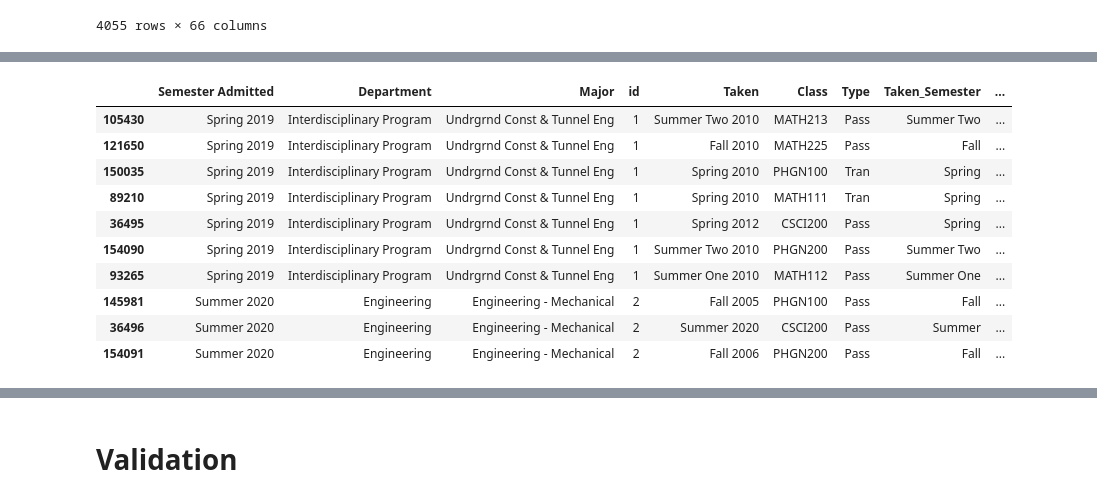
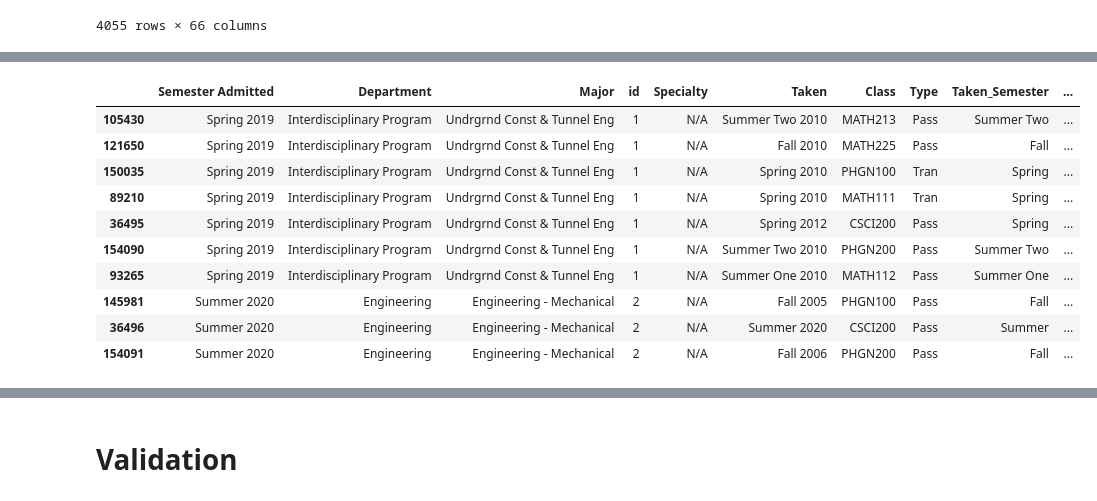
Before and after one commit to ifrycolorado/Enrollment_Project, a Jupyter notebook: src/pivot.ipynb, the cells around one changed output, grey strips where cells are left out. Drawn from its saved outputs; the diff is of its cells as text; code cells hidden in the pictures.

Commit message:
Updated DAGs and Major-Department counts

```diff
--- a/src/pivot.ipynb
+++ b/src/pivot.ipynb
@@ -28,0 +73,8 @@ df
+# %%
+df['Specialty'] = "N/A"
+df = df.apply(update_majors_and_specialties, axis=1)
+display(df)
+
+# output value counts of Major Specialty to a text file
+with open('../other/major_specialty_count_id.txt', 'w') as f:
+    f.write(df[['Major', 'Specialty', 'Department']].value_counts().to_string())
@@ -29,37 +95,33 @@ df
 # %%
 # pivot table from wide to long
-melted_df = pd.melt(df, id_vars=['Semester Admitted', 'Department', 'Major', 'id'], var_name='Class_Semester', value_name='Taken')
+melted_df = pd.melt(df, id_vars=['Semester Admitted', 'Department', 'Major', 'id', 'Specialty'], var_name='Class_Semester', value_name='Taken')
 
 # filter out NaN rows
 melted_df = melted_df.dropna(subset=['Taken', 'Department', 'Major'])
 
 # split 'Class_Semester' into 'Class' and 'Semester'
 melted_df[['Class', 'Semester_Type']] = melted_df['Class_Semester'].str.split('_', n=1, expand=True)
 melted_df = melted_df.drop(columns=['Class_Semester'])
 
 # split Semester_Type into Pass or Tran
 melted_df[['Type', 'Garbage']] = melted_df['Semester_Type'].str.split('_', n=1, expand=True)
 melted_df = melted_df.drop(columns=['Garbage', 'Semester_Type'])
 
 # split taken
 melted_df[['Taken_Semester', 'Taken_Year']] = melted_df['Taken'].str.rsplit(' ', n=1, expand=True)
 melted_df[['Admitted_Semester', 'Admitted_Year']] = melted_df['Semester Admitted'].str.rsplit(' ', n=1, expand=True)
 
-# replace 261 with 200, 262 with 220
-melted_df['Class'] = melted_df['Class'].replace('CSCI261', 'CSCI200')
-melted_df['Class'] = melted_df['Class'].replace('CSCI262', 'CSCI220')
-
 # Display the first few rows to verify
 melted_df.sort_values(by='id').head(10)
 # %% [output]
-|  | Semester Admitted | Department | Major | id | Taken | Class | Type | Taken_Semester | ... |
-| 105430 | Spring 2019 | Interdisciplinary Program | Undrgrnd Const & Tunnel Eng | 1 | Summer Two 2010 | MATH213 | Pass | Summer Two | ... |
-| 121650 | Spring 2019 | Interdisciplinary Program | Undrgrnd Const & Tunnel Eng | 1 | Fall 2010 | MATH225 | Pass | Fall | ... |
-| 150035 | Spring 2019 | Interdisciplinary Program | Undrgrnd Const & Tunnel Eng | 1 | Spring 2010 | PHGN100 | Tran | Spring | ... |
-| 89210 | Spring 2019 | Interdisciplinary Program | Undrgrnd Const & Tunnel Eng | 1 | Spring 2010 | MATH111 | Tran | Spring | ... |
-| 36495 | Spring 2019 | Interdisciplinary Program | Undrgrnd Const & Tunnel Eng | 1 | Spring 2012 | CSCI200 | Pass | Spring | ... |
-| 154090 | Spring 2019 | Interdisciplinary Program | Undrgrnd Const & Tunnel Eng | 1 | Summer Two 2010 | PHGN200 | Pass | Summer Two | ... |
-| 93265 | Spring 2019 | Interdisciplinary Program | Undrgrnd Const & Tunnel Eng | 1 | Summer One 2010 | MATH112 | Pass | Summer One | ... |
-| 145981 | Summer 2020 | Engineering | Engineering - Mechanical | 2 | Fall 2005 | PHGN100 | Pass | Fall | ... |
-| 36496 | Summer 2020 | Engineering | Engineering - Mechanical | 2 | Summer 2020 | CSCI200 | Pass | Summer | ... |
-| 154091 | Summer 2020 | Engineering | Engineering - Mechanical | 2 | Fall 2006 | PHGN200 | Pass | Fall | ... |
+|  | Semester Admitted | Department | Major | id | Specialty | Taken | Class | Type | Taken_Semester | ... |
+| 105430 | Spring 2019 | Interdisciplinary Program | Undrgrnd Const & Tunnel Eng | 1 | N/A | Summer Two 2010 | MATH213 | Pass | Summer Two | ... |
+| 121650 | Spring 2019 | Interdisciplinary Program | Undrgrnd Const & Tunnel Eng | 1 | N/A | Fall 2010 | MATH225 | Pass | Fall | ... |
+| 150035 | Spring 2019 | Interdisciplinary Program | Undrgrnd Const & Tunnel Eng | 1 | N/A | Spring 2010 | PHGN100 | Tran | Spring | ... |
+| 89210 | Spring 2019 | Interdisciplinary Program | Undrgrnd Const & Tunnel Eng | 1 | N/A | Spring 2010 | MATH111 | Tran | Spring | ... |
+| 36495 | Spring 2019 | Interdisciplinary Program | Undrgrnd Const & Tunnel Eng | 1 | N/A | Spring 2012 | CSCI200 | Pass | Spring | ... |
+| 154090 | Spring 2019 | Interdisciplinary Program | Undrgrnd Const & Tunnel Eng | 1 | N/A | Summer Two 2010 | PHGN200 | Pass | Summer Two | ... |
+| 93265 | Spring 2019 | Interdisciplinary Program | Undrgrnd Const & Tunnel Eng | 1 | N/A | Summer One 2010 | MATH112 | Pass | Summer One | ... |
+| 145981 | Summer 2020 | Engineering | Engineering - Mechanical | 2 | N/A | Fall 2005 | PHGN100 | Pass | Fall | ... |
+| 36496 | Summer 2020 | Engineering | Engineering - Mechanical | 2 | N/A | Summer 2020 | CSCI200 | Pass | Summer | ... |
+| 154091 | Summer 2020 | Engineering | Engineering - Mechanical | 2 | N/A | Fall 2006 | PHGN200 | Pass | Fall | ... |
```
Also changed, not shown: parts of 7 cells of this notebook, 8 other files.
